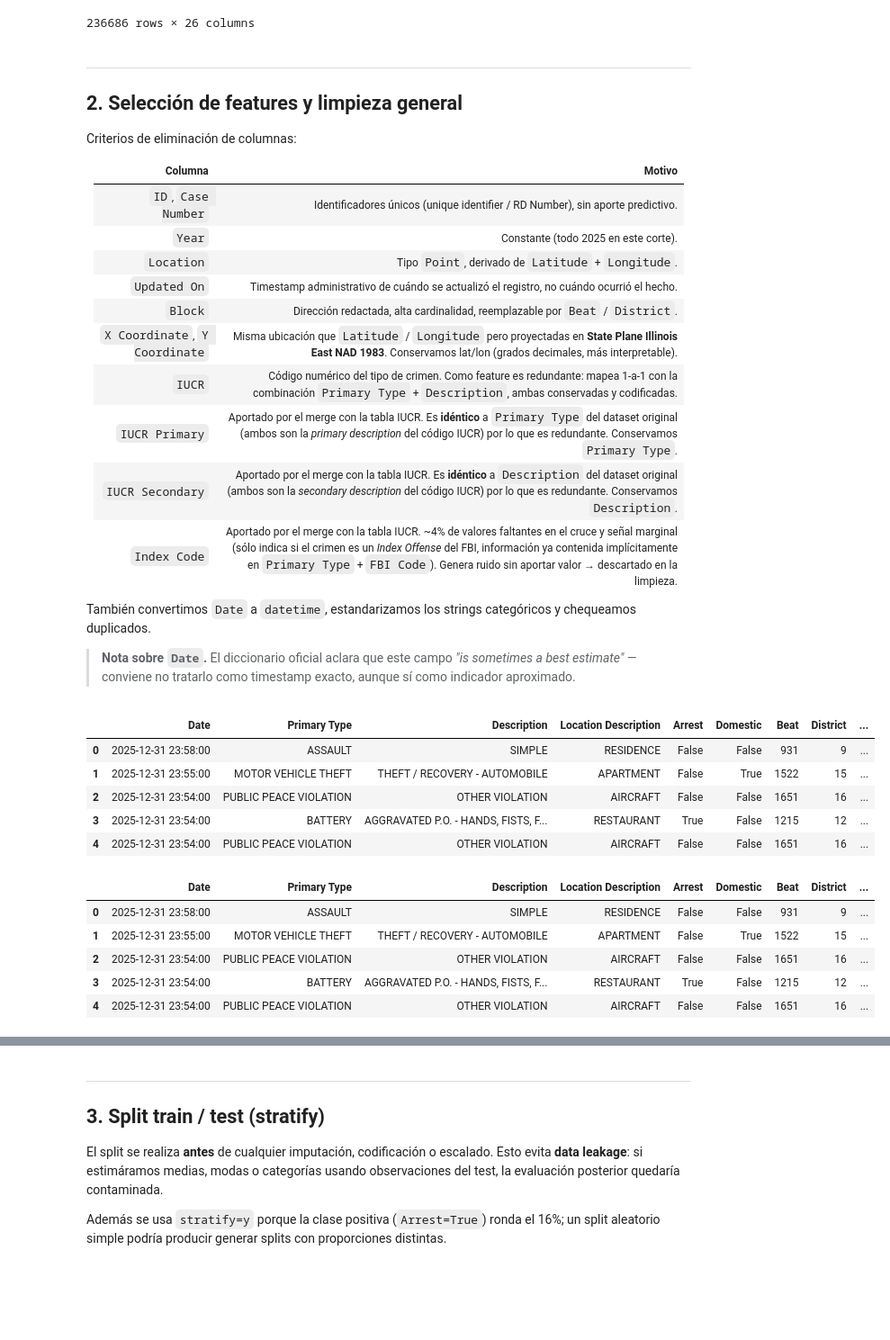
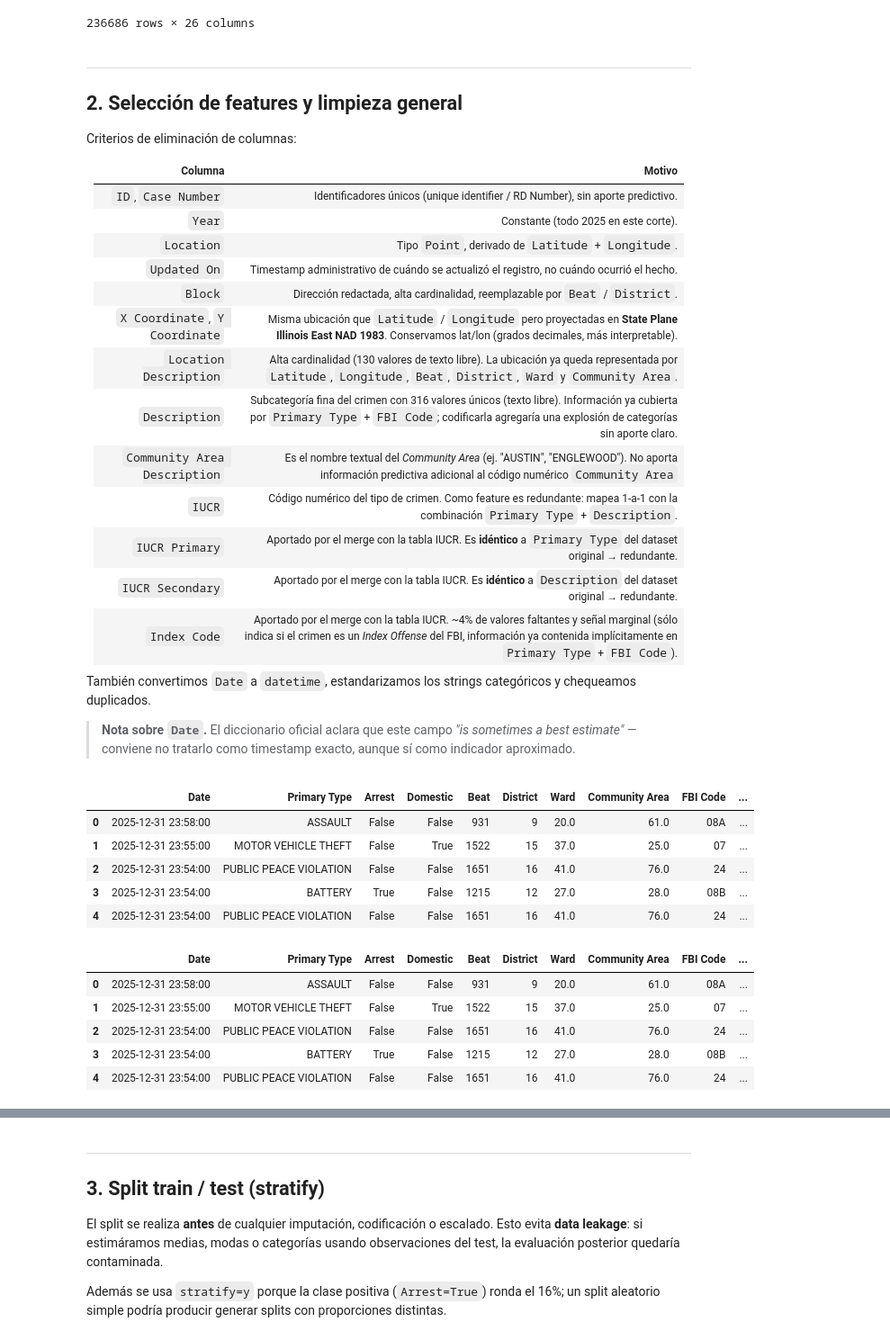
Before and after one commit to francomor/ceia-analisis-de-datos-tp-final, a Jupyter notebook: 2.tp_final_parte2_fran.ipynb, the cells around one changed output, grey strips where cells are left out. Shown at 90% size. Drawn from its saved outputs; the diff is of its cells as text; code cells hidden in the pictures; blank space fills up the shorter version.

```diff
--- a/2.tp_final_parte2_fran.ipynb
+++ b/2.tp_final_parte2_fran.ipynb
@@ -103,10 +103,13 @@ Criterios de eliminación de columnas:
 | `Updated On` | Timestamp administrativo de cuándo se actualizó el registro, no cuándo ocurrió el hecho. |
 | `Block` | Dirección redactada, alta cardinalidad, reemplazable por `Beat` / `District`. |
 | `X Coordinate`, `Y Coordinate` | Misma ubicación que `Latitude` / `Longitude` pero proyectadas en **State Plane Illinois East NAD 1983**. Conservamos lat/lon (grados decimales, más interpretable). |
-| `IUCR` | Código numérico del tipo de crimen. Como feature es redundante: mapea 1-a-1 con la combinación `Primary Type` + `Description`, ambas conservadas y codificadas. |
-| `IUCR Primary` | Aportado por el merge con la tabla IUCR. Es **idéntico** a `Primary Type` del dataset original (ambos son la *primary description* del código IUCR) por lo que es redundante. Conservamos `Primary Type`. |
-| `IUCR Secondary` | Aportado por el merge con la tabla IUCR. Es **idéntico** a `Description` del dataset original (ambos son la *secondary description* del código IUCR) por lo que es redundante. Conservamos `Description`. |
-| `Index Code` | Aportado por el merge con la tabla IUCR. ~4% de valores faltantes en el cruce y señal marginal (sólo indica si el crimen es un *Index Offense* del FBI, información ya contenida implícitamente en `Primary Type` + `FBI Code`). Genera ruido sin aportar valor → descartado en la limpieza. |
+| `Location Description` | Alta cardinalidad (130 valores de texto libre). La ubicación ya queda representada por `Latitude`, `Longitude`, `Beat`, `District`, `Ward` y `Community Area`. |
+| `Description` | Subcategoría fina del crimen con 316 valores únicos (texto libre). Información ya cubierta por `Primary Type` + `FBI Code`; codificarla agregaría una explosión de categorías sin aporte claro. |
+| `Community Area Description` | Es el nombre textual del *Community Area* (ej. "AUSTIN", "ENGLEWOOD"). No aporta información predictiva adicional al código numérico `Community Area`|
+| `IUCR` | Código numérico del tipo de crimen. Como feature es redundante: mapea 1-a-1 con la combinación `Primary Type` + `Description`. |
+| `IUCR Primary` | Aportado por el merge con la tabla IUCR. Es **idéntico** a `Primary Type` del dataset original → redundante. |
+| `IUCR Secondary` | Aportado por el merge con la tabla IUCR. Es **idéntico** a `Description` del dataset original → redundante. |
+| `Index Code` | Aportado por el merge con la tabla IUCR. ~4% de valores faltantes y señal marginal (sólo indica si el crimen es un *Index Offense* del FBI, información ya contenida implícitamente en `Primary Type` + `FBI Code`). |
 
 
 También convertimos `Date` a `datetime`, estandarizamos los strings categóricos y chequeamos duplicados.
@@ -115,37 +118,39 @@ También convertimos `Date` a `datetime`, estandarizamos los strings categórico
 # %%
 # Columnas a eliminar:
 # - Identificadores, constantes o derivadas.
 # - X/Y Coordinate: redundantes con Latitude/Longitude (proyección State Plane Illinois East NAD 1983).
-# - IUCR: código del tipo de crimen usado solo como clave de merge; redundante con
-#   Primary Type + Description (ambas conservadas).
+# - Location Description: alta cardinalidad, ubicación ya cubierta por Lat/Lon, Beat, District, Ward, Community Area.
+# - Description: subcategoría fina del crimen con ~380 valores, redundante con Primary Type + FBI Code.
+# - Community Area Description: nombre textual de la Community Area, redundante con el código numérico.
+# - IUCR: código del tipo de crimen usado solo como clave de merge; redundante con Primary Type + Description.
 # - IUCR Primary: idéntico a 'Primary Type' (mismo campo, nombres distintos).
 # - IUCR Secondary: idéntico a 'Description' (mismo campo, nombres distintos).
 # - Index Code: del merge IUCR, ~4% de faltantes y señal marginal.
 cols_drop = [
     'ID', 'Case Number', 'Year', 'Location', 'Updated On', 'Block',
     'X Coordinate', 'Y Coordinate',
+    'Location Description', 'Description', 'Community Area Description',
     'IUCR', 'IUCR Primary', 'IUCR Secondary', 'Index Code',
 ]
 df_clean = df_chicago.drop(columns=cols_drop)
 
 # Parseo de fechas
 df_clean['Date'] = pd.to_datetime(df_clean['Date'], format='%m/%d/%Y %I:%M:%S %p', errors='coerce')
 df_clean.head()
 # %% [output]
-|  | Date | Primary Type | Description | Location Description | Arrest | Domestic | Beat | District | ... |
-| 0 | 2025-12-31 23:58:00 | ASSAULT | SIMPLE | RESIDENCE | False | False | 931 | 9 | ... |
-| 1 | 2025-12-31 23:55:00 | MOTOR VEHICLE THEFT | THEFT / RECOVERY - AUTOMOBILE | APARTMENT | False | True | 1522 | 15 | ... |
-| 2 | 2025-12-31 23:54:00 | PUBLIC PEACE VIOLATION | OTHER VIOLATION | AIRCRAFT | False | False | 1651 | 16 | ... |
-| 3 | 2025-12-31 23:54:00 | BATTERY | AGGRAVATED P.O. - HANDS, FISTS, F... | RESTAURANT | True | False | 1215 | 12 | ... |
-| 4 | 2025-12-31 23:54:00 | PUBLIC PEACE VIOLATION | OTHER VIOLATION | AIRCRAFT | False | False | 1651 | 16 | ... |
+|  | Date | Primary Type | Arrest | Domestic | Beat | District | Ward | Community Area | FBI Code | ... |
+| 0 | 2025-12-31 23:58:00 | ASSAULT | False | False | 931 | 9 | 20.0 | 61.0 | 08A | ... |
+| 1 | 2025-12-31 23:55:00 | MOTOR VEHICLE THEFT | False | True | 1522 | 15 | 37.0 | 25.0 | 07 | ... |
+| 2 | 2025-12-31 23:54:00 | PUBLIC PEACE VIOLATION | False | False | 1651 | 16 | 41.0 | 76.0 | 24 | ... |
+| 3 | 2025-12-31 23:54:00 | BATTERY | True | False | 1215 | 12 | 27.0 | 28.0 | 08B | ... |
+| 4 | 2025-12-31 23:54:00 | PUBLIC PEACE VIOLATION | False | False | 1651 | 16 | 41.0 | 76.0 | 24 | ... |
 # %%
 # Limpieza básica de strings
 # 1. Pasa todos los None a np.nan
 # 2. Fuerza tipo string
 # 3. Eliminar espacios al principio y fin
 # 4. Pasa todo a mayusculas
-for col in ['Primary Type', 'Description', 'Location Description', 'FBI Code',
-            'Community Area Description']:
+for col in ['Primary Type', 'FBI Code']:
     if col in df_clean.columns:
         df_clean[col] = df_clean[col].where(df_clean[col].notna(), np.nan)
         mask = df_clean[col].notna()
@@ -153,12 +158,12 @@ for col in ['Primary Type', 'Description', 'Location Description', 'FBI Code',
 
 df_clean.head()
 # %% [output]
-|  | Date | Primary Type | Description | Location Description | Arrest | Domestic | Beat | District | ... |
-| 0 | 2025-12-31 23:58:00 | ASSAULT | SIMPLE | RESIDENCE | False | False | 931 | 9 | ... |
-| 1 | 2025-12-31 23:55:00 | MOTOR VEHICLE THEFT | THEFT / RECOVERY - AUTOMOBILE | APARTMENT | False | True | 1522 | 15 | ... |
-| 2 | 2025-12-31 23:54:00 | PUBLIC PEACE VIOLATION | OTHER VIOLATION | AIRCRAFT | False | False | 1651 | 16 | ... |
-| 3 | 2025-12-31 23:54:00 | BATTERY | AGGRAVATED P.O. - HANDS, FISTS, F... | RESTAURANT | True | False | 1215 | 12 | ... |
-| 4 | 2025-12-31 23:54:00 | PUBLIC PEACE VIOLATION | OTHER VIOLATION | AIRCRAFT | False | False | 1651 | 16 | ... |
+|  | Date | Primary Type | Arrest | Domestic | Beat | District | Ward | Community Area | FBI Code | ... |
+| 0 | 2025-12-31 23:58:00 | ASSAULT | False | False | 931 | 9 | 20.0 | 61.0 | 08A | ... |
+| 1 | 2025-12-31 23:55:00 | MOTOR VEHICLE THEFT | False | True | 1522 | 15 | 37.0 | 25.0 | 07 | ... |
+| 2 | 2025-12-31 23:54:00 | PUBLIC PEACE VIOLATION | False | False | 1651 | 16 | 41.0 | 76.0 | 24 | ... |
+| 3 | 2025-12-31 23:54:00 | BATTERY | True | False | 1215 | 12 | 27.0 | 28.0 | 08B | ... |
+| 4 | 2025-12-31 23:54:00 | PUBLIC PEACE VIOLATION | False | False | 1651 | 16 | 41.0 | 76.0 | 24 | ... |
 # %%
 # Duplicados (por registro completo pues los IDs ya fueron eliminados)
 dups = df_clean.duplicated().sum()
```
Also changed, not shown: parts of 24 cells of this notebook.
